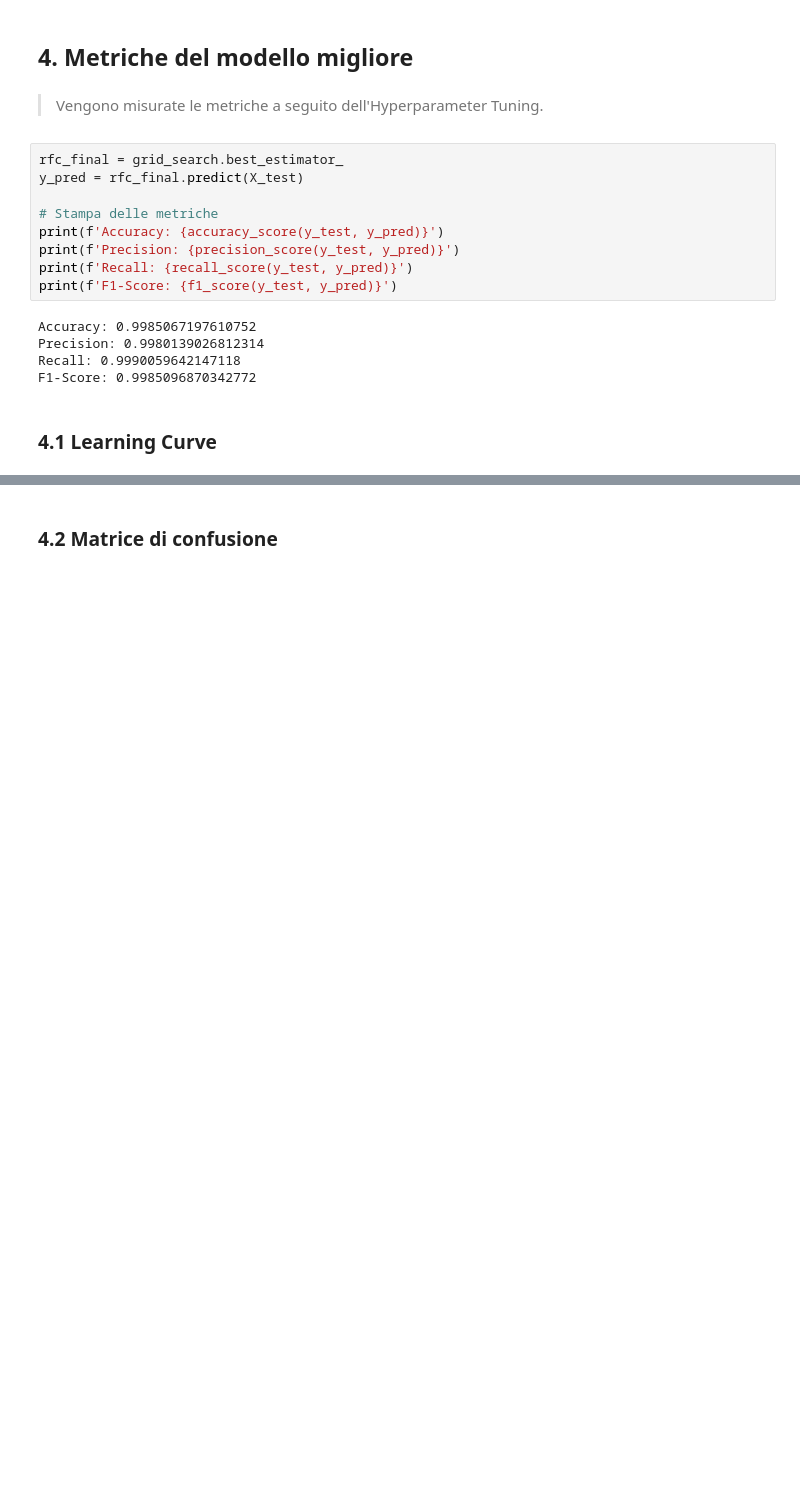
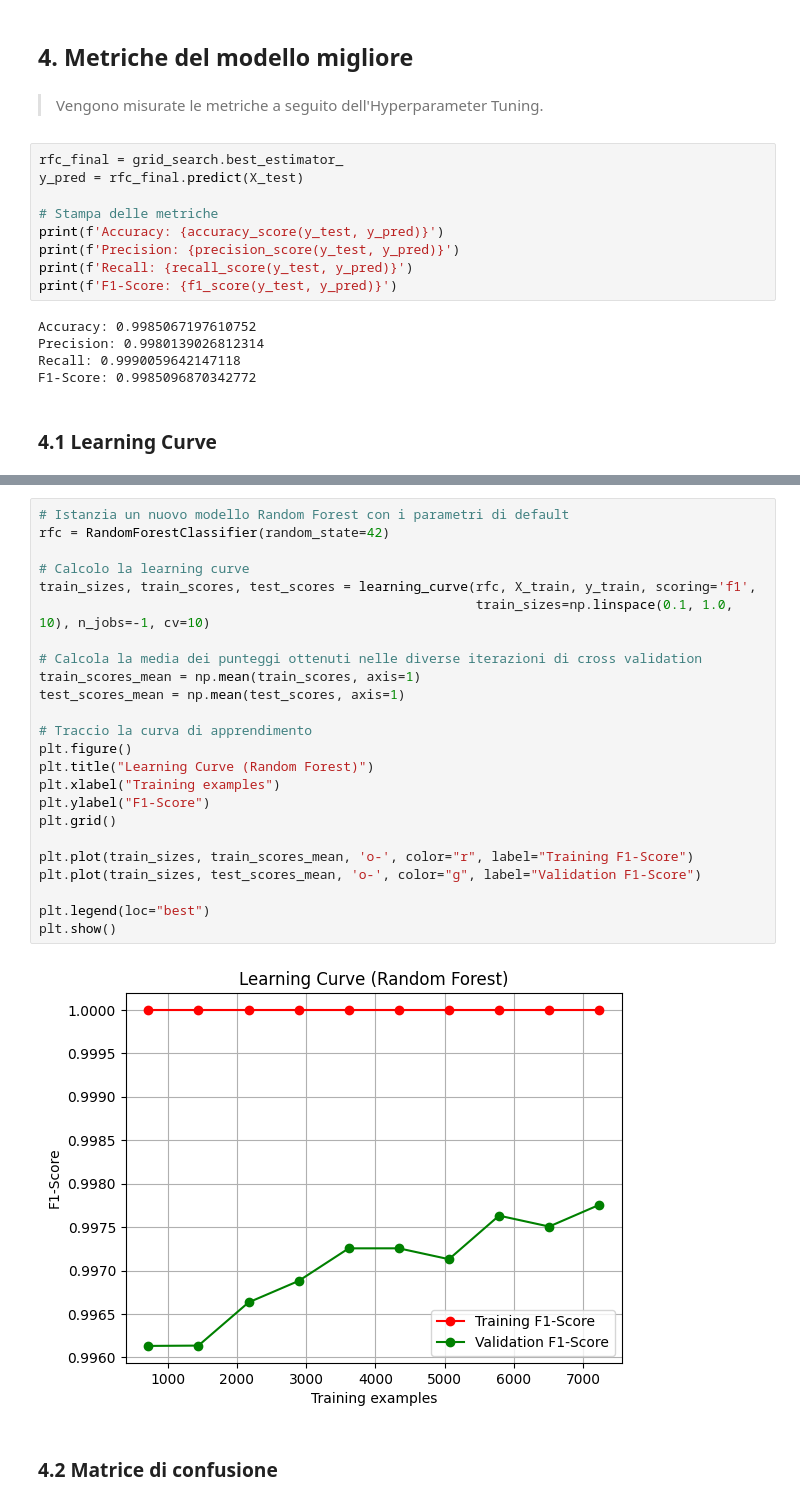
Before and after one commit to raffaele-aurucci/Fake-TikTok-Account-Detection, a Jupyter notebook: classifiers/random_forest.ipynb, the cells around one changed output, grey strips where cells are left out. Cells and saved outputs as stored; diff of their text form; blank space fills up the shorter version.

Commit message:
Adjust classifiers

```diff
--- a/classifiers/random_forest.ipynb
+++ b/classifiers/random_forest.ipynb
@@ -188,3 +190,29 @@ plt.show()
+# %%
+# Istanzia un nuovo modello Random Forest con i parametri di default
+rfc = RandomForestClassifier(random_state=42)
+
+# Calcolo la learning curve
+train_sizes, train_scores, test_scores = learning_curve(rfc, X_train, y_train, scoring='f1',
+                                                        train_sizes=np.linspace(0.1, 1.0, 10), n_jobs=-1, cv=10)
+
+# Calcola la media dei punteggi ottenuti nelle diverse iterazioni di cross validation
+train_scores_mean = np.mean(train_scores, axis=1)
+test_scores_mean = np.mean(test_scores, axis=1)
+
+# Traccio la curva di apprendimento
+plt.figure()
+plt.title("Learning Curve (Random Forest)")
+plt.xlabel("Training examples")
+plt.ylabel("F1-Score")
+plt.grid()
+
+plt.plot(train_sizes, train_scores_mean, 'o-', color="r", label="Training F1-Score")
+plt.plot(train_sizes, test_scores_mean, 'o-', color="g", label="Validation F1-Score")
+
+plt.legend(loc="best")
+plt.show()
+# %% [output]
+[figure, added]
 # %% [markdown]
 ### 4.2 Matrice di confusione
 # %%
```
Also changed, not shown: parts of 7 cells of this notebook, 3 other files.
